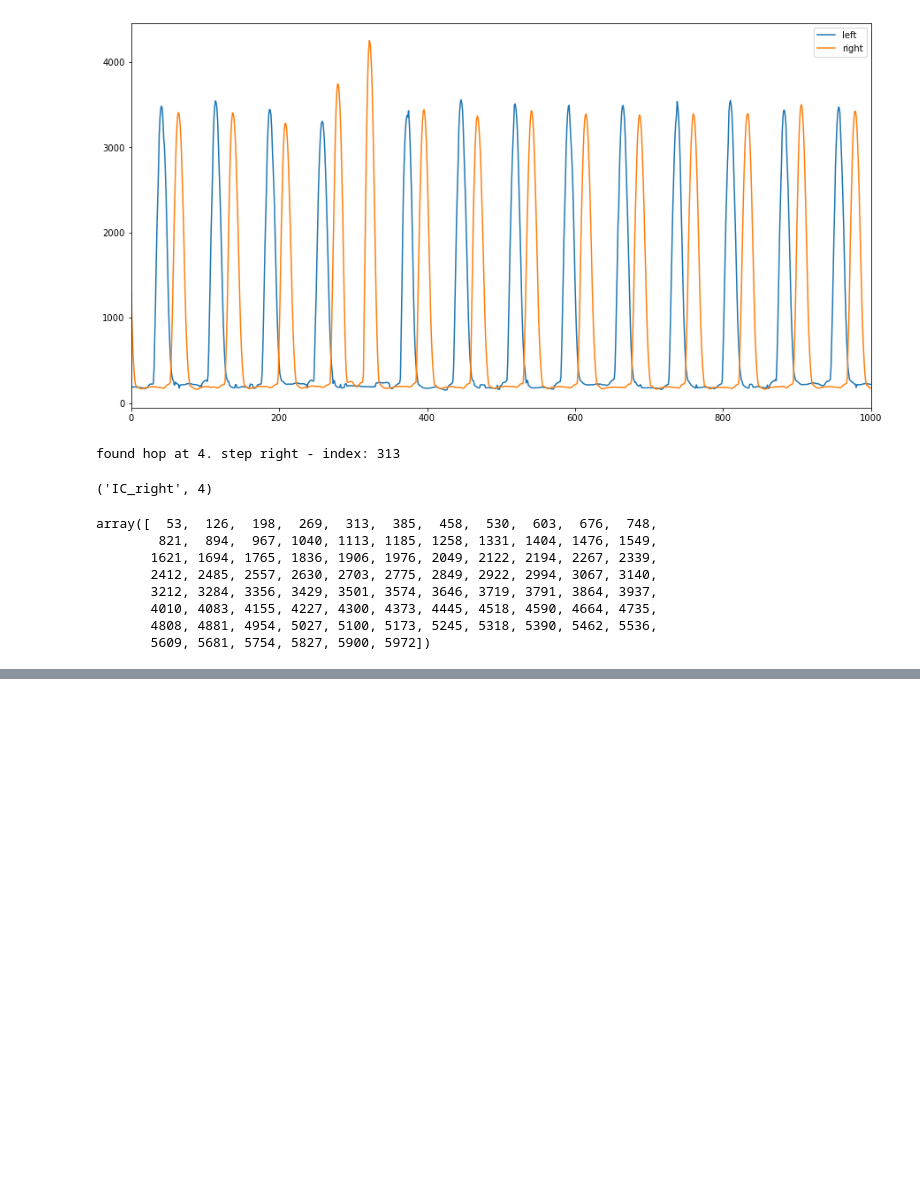
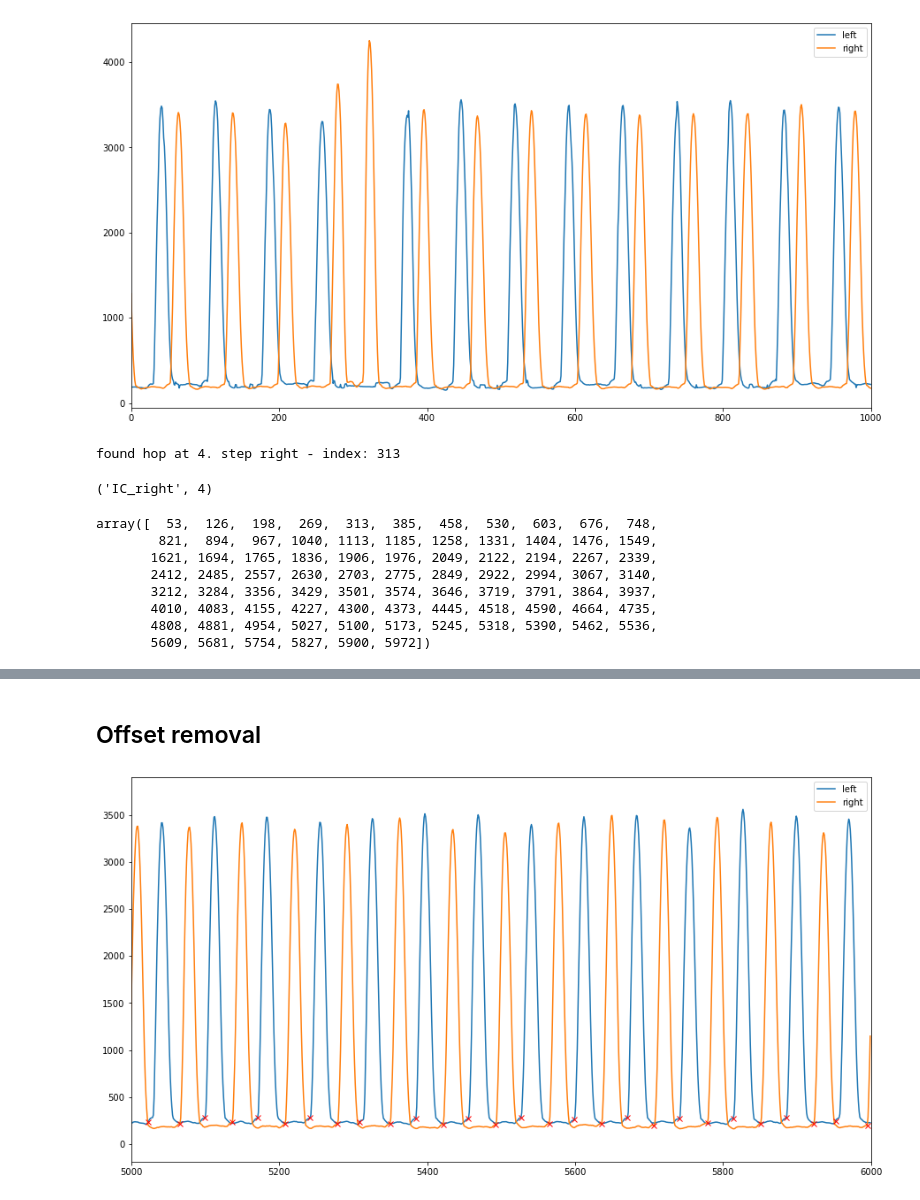
Before and after one commit to luceskywalker/TexSense, a Jupyter notebook: study1/jupyter/p01/p01.ipynb, the cells around one changed output, grey strips where cells are left out. Drawn from its saved outputs; the diff is of its cells as text; code cells hidden in the pictures; blank space fills up the shorter version.

Commit message:
worked on offset removal

```diff
--- a/study1/jupyter/p01/p01.ipynb
+++ b/study1/jupyter/p01/p01.ipynb
@@ -225,3 +225,20 @@ def find_hop(events_dict):
         elif events_dict[second][i] < events_dict[first][i]:
             print('found hop at ' + str(i) + '. step '+ second[3:] + ' - index: ' + str(events_dict[second][i]))
             return second, i
+# %% [markdown]
+## Offset removal
+# %%
+# stage 1: substract minimal pressure image
+def offset_stage1(array3):
+    offset = array3[:,:,0]
+    for frame in range(1,array3.shape[2]):
+        if np.sum(offset)>np.sum(array3[:,:,frame]):
+            offset = array3[:,:,frame]
+    for frame in range(array3.shape[2]):
+        array3[:,:,frame]-=offset
+    return array3
+# %%
+# stage 0: filter all pressure readings < 1 to 0
+def offset_stage0(array3):
+    array3[array3<1]=0
+    return array3
@@ -227,0 +261,23 @@ def find_hop(events_dict):
+# %%
+left, right = separate_sides(df)
+
+# stage 0 & 1
+l = offset_stage1(offset_stage0(left))
+r = offset_stage1(offset_stage0(right))
+force_left = pi_force(l)
+force_right = pi_force(r)
+ic_left = pi_ic(force_left, 100)
+ic_right = pi_ic(force_right, 100)
+
+# plot
+plt.plot(force_left, label='left')
+plt.plot(force_right, label='right')
+plt.plot(ic_right, force_right[ic_right], 'rx')
+plt.plot(ic_left, force_left[ic_left], 'rx')
+plt.xlim(5000,6000)
+#plt.ylim(0,400)
+plt.legend()
+fig = plt.gcf()
+fig.set_size_inches(15, 8)
+# %% [output]
+[figure, added]
```
Also changed, not shown: parts of 11 cells of this notebook.
